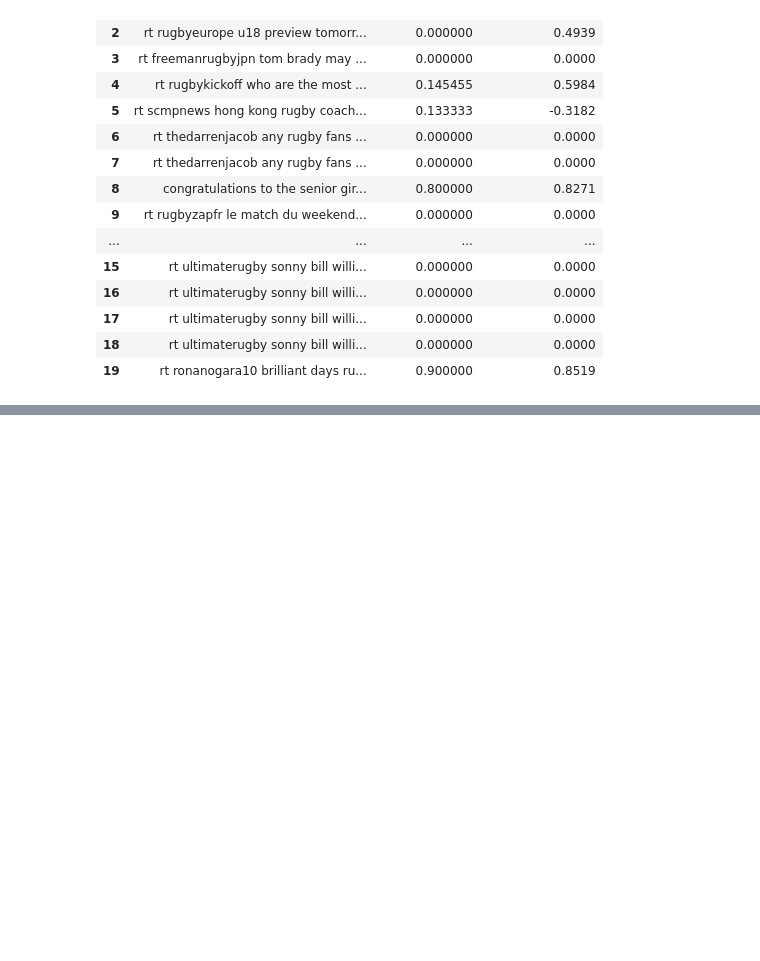
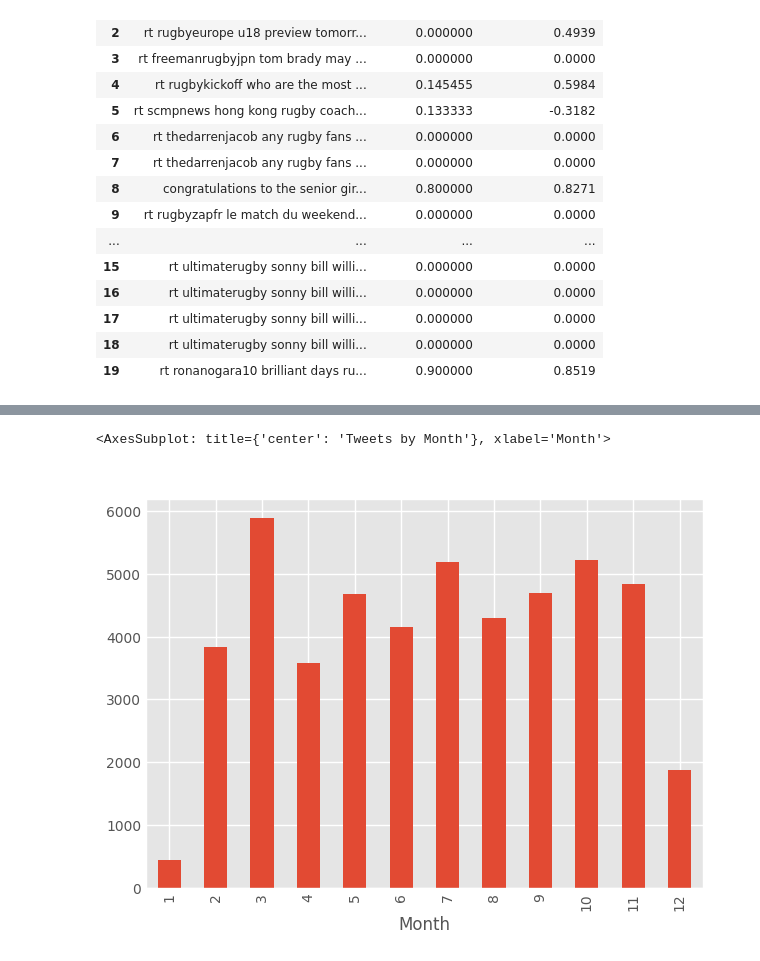
Before and after one commit to sba22230/CA_4_SocialMediaStreaming, a Jupyter notebook: mongo connection working.ipynb, the cells around one changed output, grey strips where cells are left out. Drawn from its saved outputs; the diff is of its cells as text; code cells hidden in the pictures; blank space fills up the shorter version.

```diff
--- a/mongo connection working.ipynb
+++ b/mongo connection working.ipynb
@@ -900,0 +928,5 @@ pdfText.to_csv("Data/TweetwithSentiment.csv", encoding='utf-8')
+# %%
+tweetInfo.value_counts('Month').sort_index().plot(kind='bar', title='Tweets by Month')
+# %% [output]
+<AxesSubplot: title={'center': 'Tweets by Month'}, xlabel='Month'>
+[figure, added]
```
Also changed, not shown: parts of 12 cells of this notebook.
